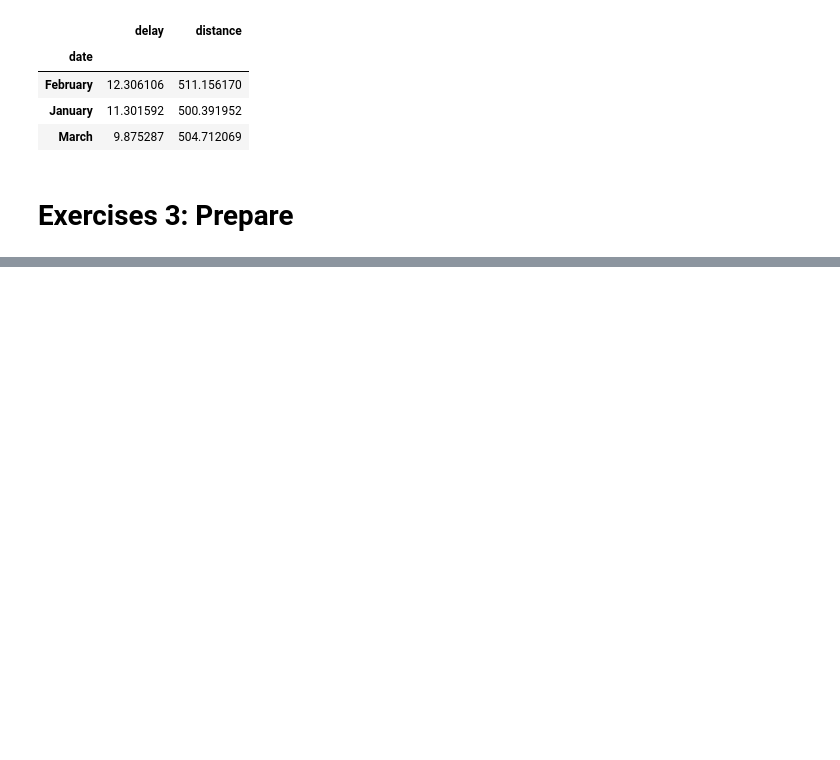
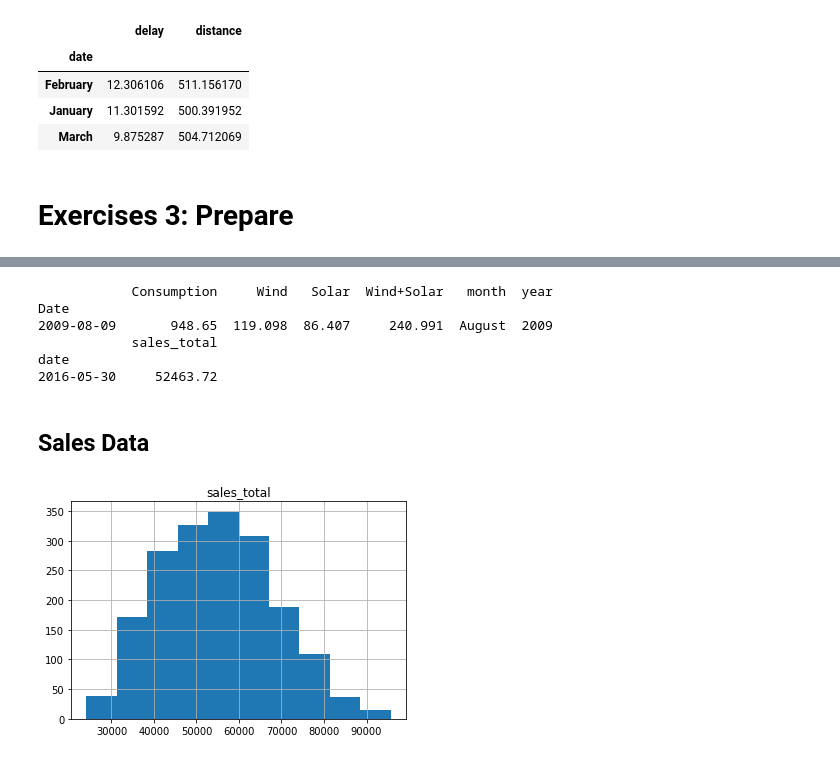
Before and after one commit to konstanzer/time-series, a Jupyter notebook: time_series.ipynb, the cells around one changed output, grey strips where cells are left out. Cells and saved outputs as stored; diff of their text form; code cells hidden in the pictures; blank space fills up the shorter version.

```diff
--- a/time_series.ipynb
+++ b/time_series.ipynb
@@ -377,8 +331,0 @@ df['weekday'] = df.index.day_name()
-# %%
-for x in df.columns:
-  try:
-    df[x] = df[x].fillna(np.nanmedian(df[x]))
-  except:
-    pass
-
-df.sample(4)
@@ -391,0 +367,3 @@ df.sample(4)
+# %%
+df['date'] = df.index.date
+df.sample(2)
@@ -391,0 +385,26 @@ df.sample(4)
+# %%
+g = pd.read_csv(PATH + 'codeup_sales_datetime', index_col=0)
+df2 = pd.read_csv(PATH + 'codeup_power_datetime', index_col=0)
+
+g.index = pd.to_datetime(g.index)
+df2.index = pd.to_datetime(df2.index)
+
+print(df2.sample())
+print(g.sample())
+# %% [output]
+            Consumption     Wind   Solar  Wind+Solar   month  year
+Date
+2009-08-09       948.65  119.098  86.407     240.991  August  2009
+            sales_total
+date
+2016-05-30     52463.72
+# %% [markdown]
+## Sales Data
+# %%
+idx = int(.7 * df.shape[0])
+df_train = g[:idx]
+df_test = g[idx:]
+# %%
+df_train.hist();
+# %% [output]
+[figure, added]
```
Also changed, not shown: parts of 56 cells of this notebook, 1 other file.
